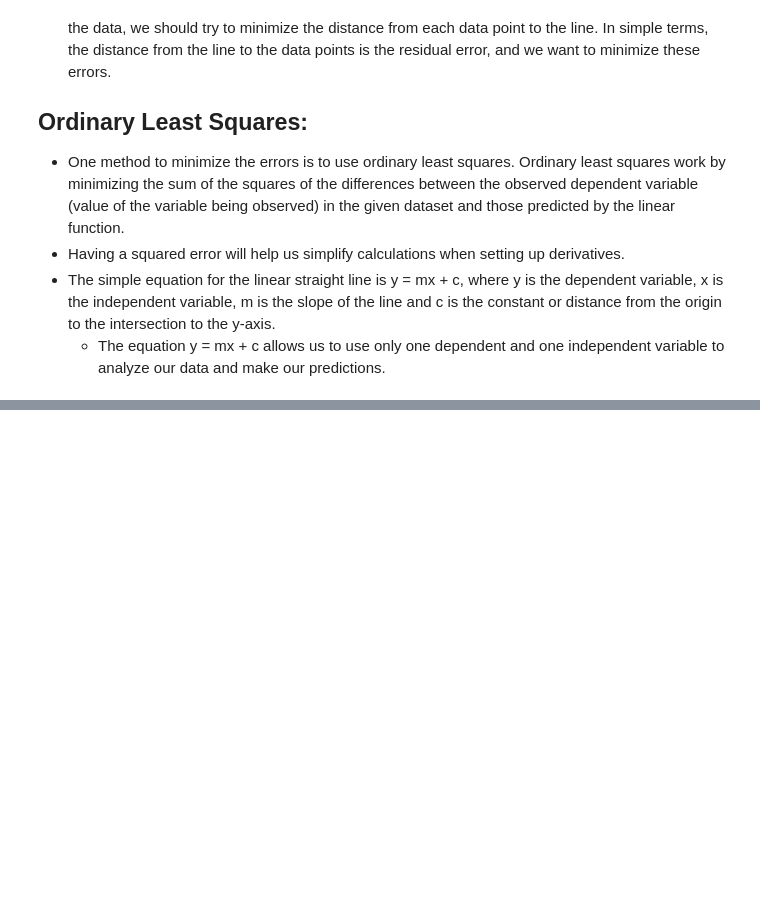
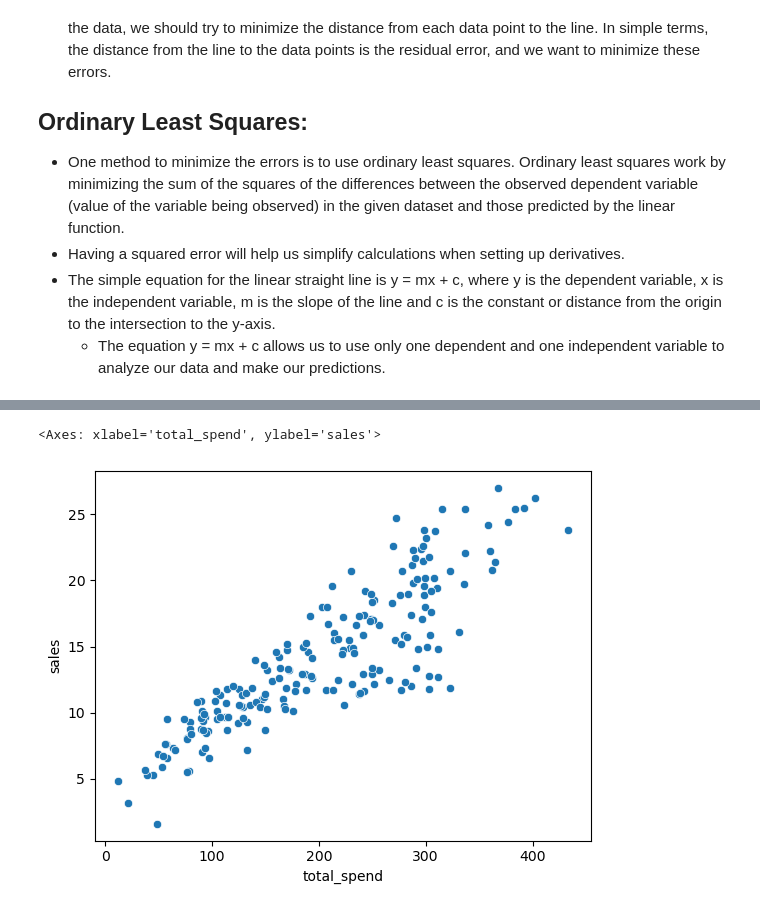
Before and after one commit to savan2508/Jupyter-Notebooks, a Jupyter notebook: Machine Learning/Linear_regression.ipynb, the cells around one changed output, grey strips where cells are left out. Cells and saved outputs as stored; diff of their text form; code cells hidden in the pictures; blank space fills up the shorter version.

```diff
--- a/Machine Learning/Linear_regression.ipynb
+++ b/Machine Learning/Linear_regression.ipynb
@@ -17,0 +23,3 @@
+# %%
+df = pd.read_csv("data/Advertising.csv")
+df
@@ -17,0 +40,3 @@
+# %%
+df['total_spend'] = df.TV + df.newspaper + df.radio
+df
@@ -17,0 +57,5 @@
+# %%
+sns.scatterplot(data=df, x='total_spend', y='sales')
+# %% [output]
+<Axes: xlabel='total_spend', ylabel='sales'>
+[figure, added]
```
Also changed, not shown: parts of 14 cells of this notebook, 5 other files.
